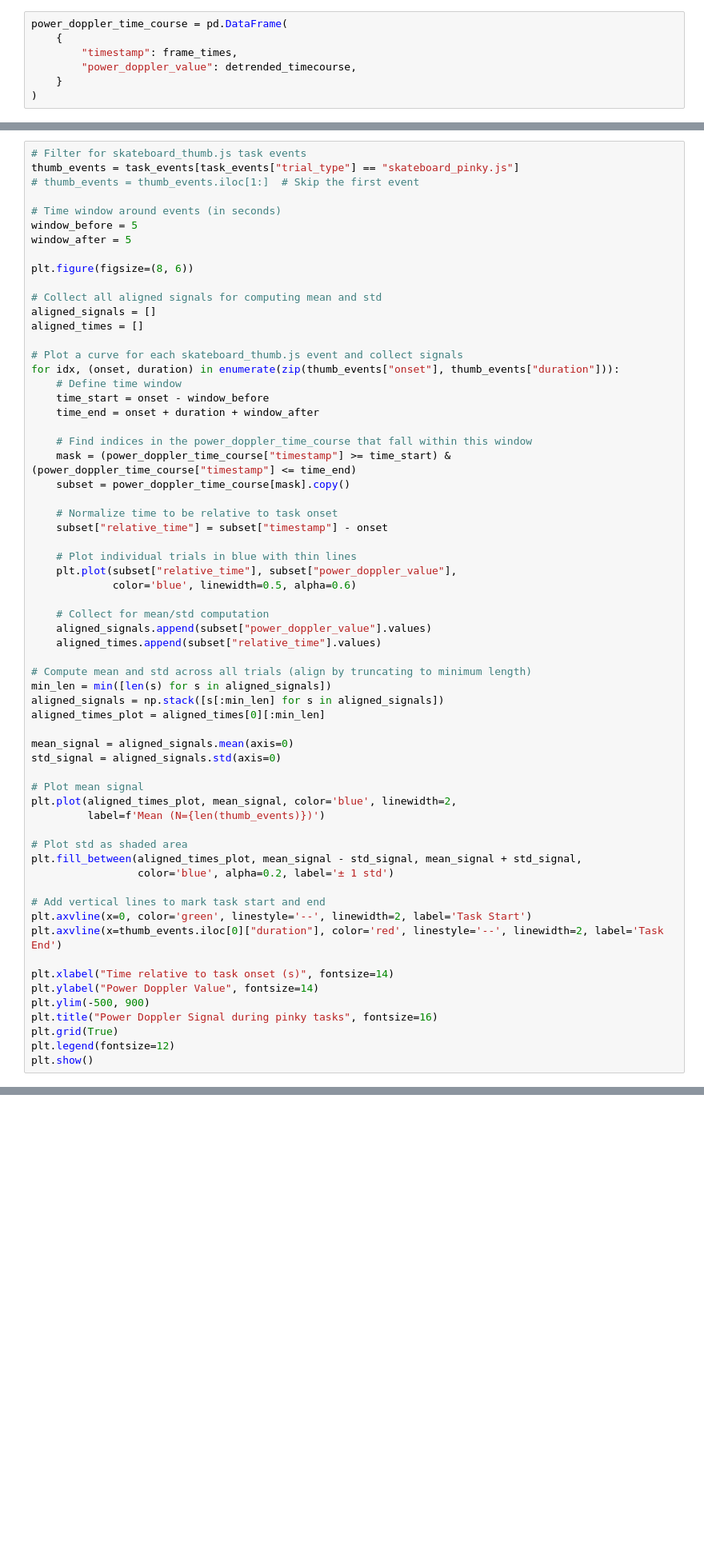
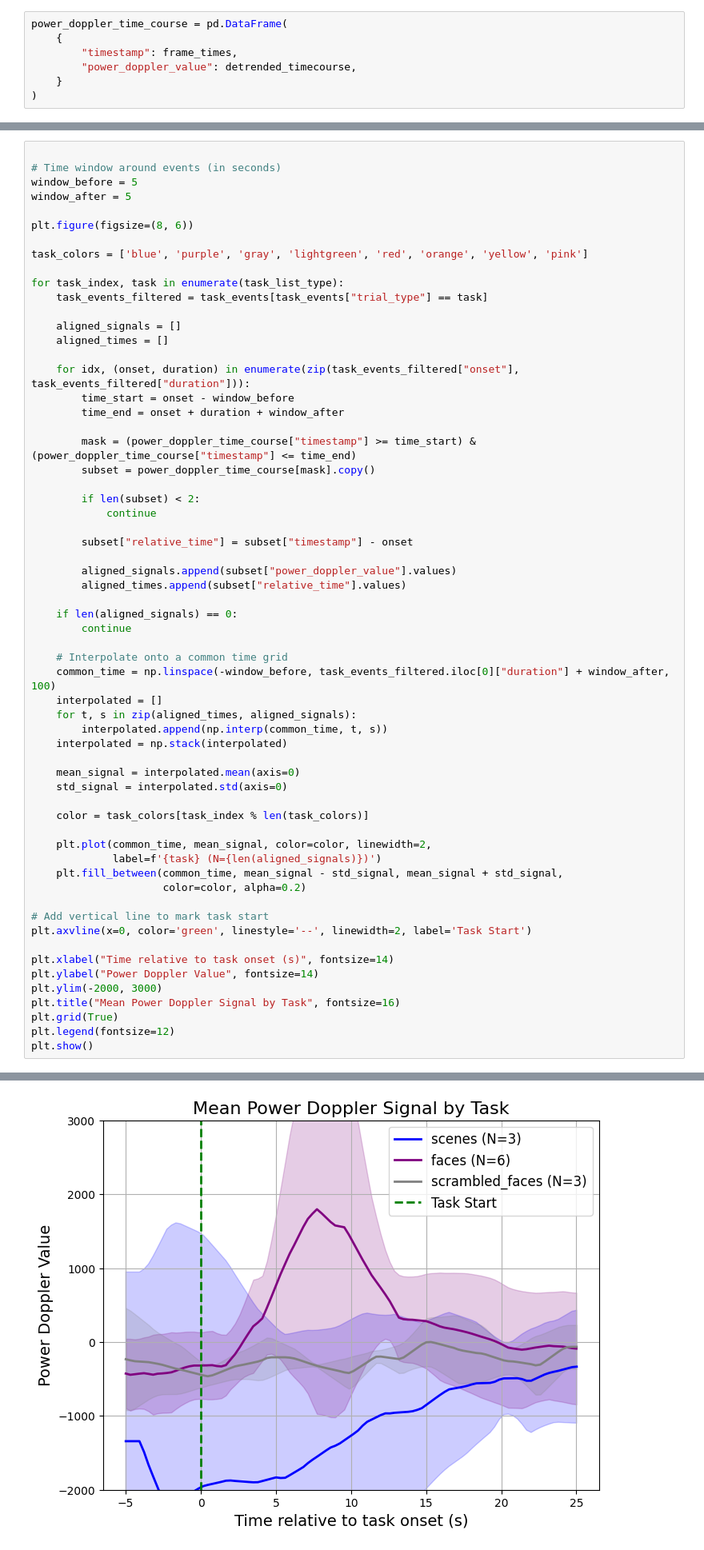
Before and after one commit to ClaireNastaskin/processing_fusi, a Jupyter notebook: Experiments/process_single_time_course_forest1.ipynb, the cells around one changed output, grey strips where cells are left out. Shown at 80% size. Cells and saved outputs as stored; diff of their text form; blank space fills up the shorter version.

```diff
--- a/Experiments/process_single_time_course_forest1.ipynb
+++ b/Experiments/process_single_time_course_forest1.ipynb
@@ -145,7 +149,4 @@ plt.show()
 # %%
-# Filter for skateboard_thumb.js task events
-thumb_events = task_events[task_events["trial_type"] == "skateboard_pinky.js"]
-# thumb_events = thumb_events.iloc[1:]  # Skip the first event
 
 # Time window around events (in seconds)
 window_before = 5
@@ -153,55 +154,56 @@ window_after = 5
 
 plt.figure(figsize=(8, 6))
 
-# Collect all aligned signals for computing mean and std
-aligned_signals = []
-aligned_times = []
+task_colors = ['blue', 'purple', 'gray', 'lightgreen', 'red', 'orange', 'yellow', 'pink']
 
-# Plot a curve for each skateboard_thumb.js event and collect signals
-for idx, (onset, duration) in enumerate(zip(thumb_events["onset"], thumb_events["duration"])):
-    # Define time window
-    time_start = onset - window_before
-    time_end = onset + duration + window_after
+for task_index, task in enumerate(task_list_type):
+    task_events_filtered = task_events[task_events["trial_type"] == task]
 
-    # Find indices in the power_doppler_time_course that fall within this window
-    mask = (power_doppler_time_course["timestamp"] >= time_start) & (power_doppler_time_course["timestamp"] <= time_end)
-    subset = power_doppler_time_course[mask].copy()
+    aligned_signals = []
+    aligned_times = []
 
-    # Normalize time to be relative to task onset
-    subset["relative_time"] = subset["timestamp"] - onset
+    for idx, (onset, duration) in enumerate(zip(task_events_filtered["onset"], task_events_filtered["duration"])):
+        time_start = onset - window_before
+        time_end = onset + duration + window_after
 
-    # Plot individual trials in blue with thin lines
-    plt.plot(subset["relative_time"], subset["power_doppler_value"],
-             color='blue', linewidth=0.5, alpha=0.6)
+        mask = (power_doppler_time_course["timestamp"] >= time_start) & (power_doppler_time_course["timestamp"] <= time_end)
+        subset = power_doppler_time_course[mask].copy()
 
-    # Collect for mean/std computation
-    aligned_signals.append(subset["power_doppler_value"].values)
-    aligned_times.append(subset["relative_time"].values)
+        if len(subset) < 2:
+            continue
 
-# Compute mean and std across all trials (align by truncating to minimum length)
-min_len = min([len(s) for s in aligned_signals])
-aligned_signals = np.stack([s[:min_len] for s in aligned_signals])
-aligned_times_plot = aligned_times[0][:min_len]
+        subset["relative_time"] = subset["timestamp"] - onset
 
-mean_signal = aligned_signals.mean(axis=0)
-std_signal = aligned_signals.std(axis=0)
+        aligned_signals.append(subset["power_doppler_value"].values)
+        aligned_times.append(subset["relative_time"].values)
 
-# Plot mean signal
-plt.plot(aligned_times_plot, mean_signal, color='blue', linewidth=2,
-         label=f'Mean (N={len(thumb_events)})')
+    if len(aligned_signals) == 0:
+        continue
 
-# Plot std as shaded area
-plt.fill_between(aligned_times_plot, mean_signal - std_signal, mean_signal + std_signal,
-                 color='blue', alpha=0.2, label='± 1 std')
+    # Interpolate onto a common time grid
+    common_time = np.linspace(-window_before, task_events_filtered.iloc[0]["duration"] + window_after, 100)
+    interpolated = []
+    for t, s in zip(aligned_times, aligned_signals):
+        interpolated.append(np.interp(common_time, t, s))
+    interpolated = np.stack(interpolated)
 
-# Add vertical lines to mark task start and end
+    mean_signal = interpolated.mean(axis=0)
+    std_signal = interpolated.std(axis=0)
+
+    color = task_colors[task_index % len(task_colors)]
+
+    plt.plot(common_time, mean_signal, color=color, linewidth=2,
+             label=f'{task} (N={len(aligned_signals)})')
+    plt.fill_between(common_time, mean_signal - std_signal, mean_signal + std_signal,
+                     color=color, alpha=0.2)
+
+# Add vertical line to mark task start
 plt.axvline(x=0, color='green', linestyle='--', linewidth=2, label='Task Start')
-plt.axvline(x=thumb_events.iloc[0]["duration"], color='red', linestyle='--', linewidth=2, label='Task End')
 
 plt.xlabel("Time relative to task onset (s)", fontsize=14)
 plt.ylabel("Power Doppler Value", fontsize=14)
-plt.ylim(-500, 900)
-plt.title("Power Doppler Signal during pinky tasks", fontsize=16)
+plt.ylim(-2000, 3000)
+plt.title("Mean Power Doppler Signal by Task", fontsize=16)
 plt.grid(True)
 plt.legend(fontsize=12)
 plt.show()
@@ -210,0 +211 @@ ValueError: min() arg is an empty sequence
+[figure, added]
```
Also changed, not shown: parts of 6 cells of this notebook, 34 other files.
